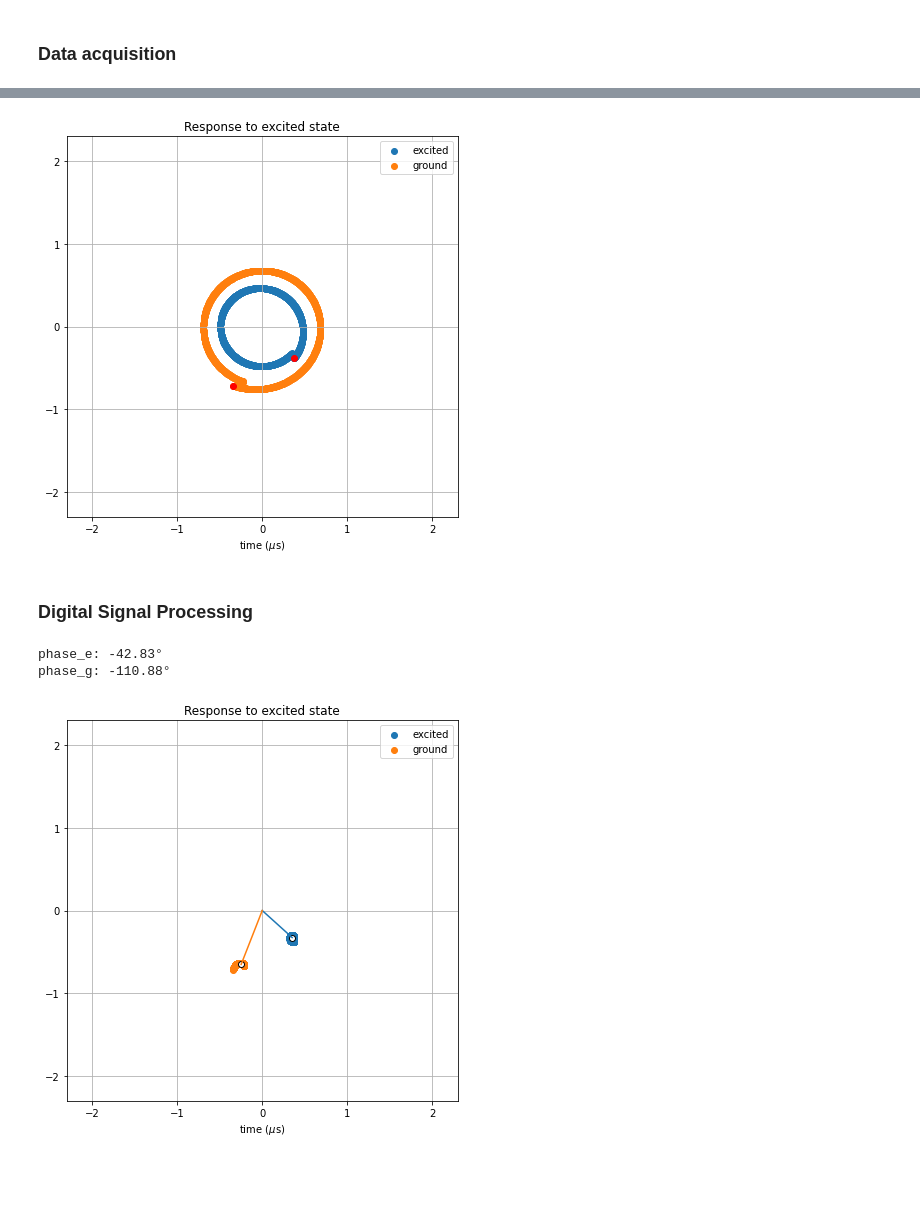
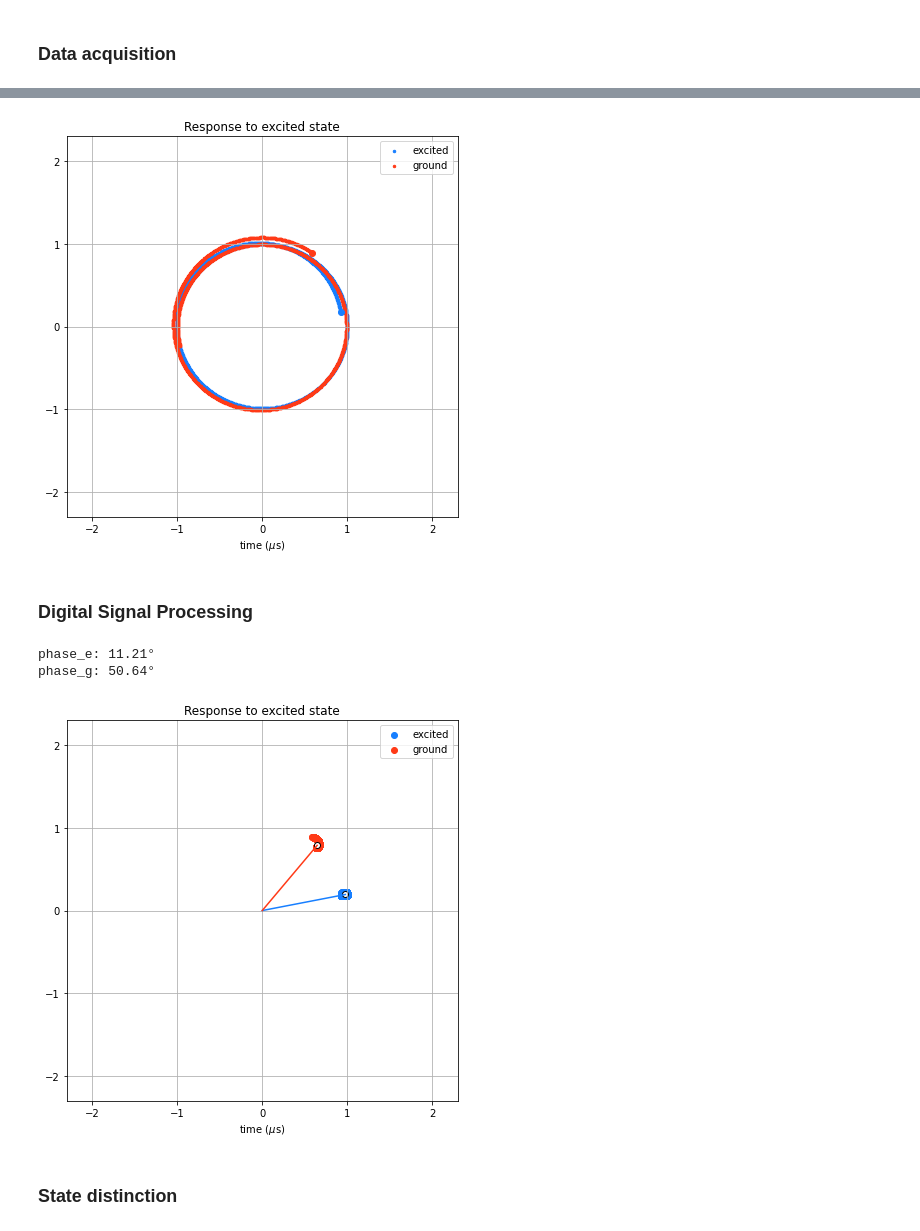
Before and after one commit to fernandovldrs/qcrew-readout, a Jupyter notebook: readout_simulation.ipynb, the cells around one changed output, grey strips where cells are left out. Saved outputs shown, nothing was run; the diff lists cells and outputs as text; code cells hidden in the pictures; blank space fills up the shorter version.

```diff
--- a/readout_simulation.ipynb
+++ b/readout_simulation.ipynb
@@ -21,7 +21,7 @@ def b_in(t):
     t0 = 100e-9
 
     # Pulse stop time
-    tf = 2000e-9
+    tf = 2500e-9
 
     if t > t0 and t < tf:
         return 1*np.exp(1j*2*np.pi*f_mm*t)
@@ -40,7 +40,7 @@ kappa = chi
 def eom_resonator(t, alpha, q_state, kappa, chi, b_in):
     return (1j*(-1)**q_state*chi/2 - kappa/2)*alpha - 1j*kappa**0.5*b_in(t)
 
-t1 = 37530e-10   # approx 20/chi
+t1 = 47530e-10   # > 20/chi
 dt = 1e-10
 Ndt = int(t1/dt) + 1
 t_rng = [x*10**6 for x in np.linspace(0, t1, Ndt)]    # Time in microseconds
@@ -54,7 +54,7 @@ alpha_g = []
 while rg.successful() and rg.t < t1:
     alpha_g.append(rg.integrate(rg.t + dt))
 
-b_out_g = [kappa**0.5*alpha_g[x] + b_in(dt*x) for x in range(len(alpha_g))]
+b_out_g = [-1j*kappa**0.5*alpha_g[x] + b_in(dt*x) for x in range(len(alpha_g))]
 
 
 q_state = 1    # Transmon in excited state
@@ -65,7 +65,7 @@ alpha_e = []
 while re.successful() and re.t < t1:
     alpha_e.append(re.integrate(re.t + dt))
 
-b_out_e = [kappa**0.5*alpha_e[x] + b_in(dt*x) for x in range(len(alpha_e))]
+b_out_e = [-1j*kappa**0.5*alpha_e[x] + b_in(dt*x) for x in range(len(alpha_e))]
 # %%
 fig, ax = plt.subplots()
 
@@ -125,7 +125,7 @@ plt.show()
 ### Data acquisition
 # %%
 tau_wd = 5/kappa    # waiting time
-tau_s = 1000e-9    # sampling time
+tau_s = 1400e-9    # sampling time
 dtau = 1e-9    # sampling interval
 Ntau = int(tau_s/dtau)    # number of samples
 
@@ -171,21 +171,21 @@ plt.show()
 # %%
 f, ax = plt.subplots(figsize=(7,7))
 
-ax.scatter([x.real for x in acq_out_e], [x.imag for x in acq_out_e], label = 'excited')
-ax.scatter([x.real for x in acq_out_g], [x.imag for x in acq_out_g], label = 'ground')
-ax.scatter([x.real for x in acq_out_e][0], [x.imag for x in acq_out_e][0], c = 'r')
-ax.scatter([x.real for x in acq_out_g][0], [x.imag for x in acq_out_g][0], c = 'r')
+ax.scatter([x.real for x in acq_out_e], [x.imag for x in acq_out_e], label = 'excited', c = '#177FFF', s = 6)
+ax.scatter([x.real for x in acq_out_g], [x.imag for x in acq_out_g], label = 'ground', c = '#FF3A17', s = 6)
+ax.scatter([x.real for x in acq_out_e][0], [x.imag for x in acq_out_e][0], c = '#177FFF')
+ax.scatter([x.real for x in acq_out_g][0], [x.imag for x in acq_out_g][0], c = '#FF3A17')
 
 ax.set_ylim([-2.3, 2.3])
 ax.set_xlim([-2.3, 2.3])
 ax.set_xlabel('time ($\mu$s)')
 ax.set_title('Response to excited state')
 ax.legend()
 ax.grid()
 
 plt.show()
 # %% [output]
-[figure, old version]
+[figure, new version]
 # %% [markdown]
 ### Digital Signal Processing
 # %%
@@ -196,13 +196,13 @@ proc_out_g = [x*np.exp(-1j*2*np.pi*f_mm*dtau*n) for n, x in enumerate(acq_out_g)
 avg_e = np.mean(proc_out_e)
 avg_g = np.mean(proc_out_g)
 
-ax.scatter([x.real for x in proc_out_e], [x.imag for x in proc_out_e], label = 'excited')
-ax.scatter([x.real for x in proc_out_g], [x.imag for x in proc_out_g], label = 'ground')
+ax.scatter([x.real for x in proc_out_e], [x.imag for x in proc_out_e], label = 'excited', c = '#177FFF')
+ax.scatter([x.real for x in proc_out_g], [x.imag for x in proc_out_g], label = 'ground', c = '#FF3A17')
 
-ax.plot([0, avg_e.real], [0, avg_e.imag])
+ax.plot([0, avg_e.real], [0, avg_e.imag], c = '#177FFF')
 ax.scatter([avg_e.real], [avg_e.imag], edgecolors = 'k', c = 'w')
 
-ax.plot([0, avg_g.real], [0, avg_g.imag])
+ax.plot([0, avg_g.real], [0, avg_g.imag], c = '#FF3A17')
 ax.scatter([avg_g.real], [avg_g.imag], edgecolors = 'k', c = 'w')
 
 ax.set_ylim([-2.3, 2.3])
@@ -216,6 +216,8 @@ print('phase_e: %.2f°' % np.angle(avg_e, deg = True))
 print('phase_g: %.2f°' % np.angle(avg_g, deg = True))
 plt.show()
 # %% [output]
-phase_e: -42.83°
-phase_g: -110.88°
+phase_e: 11.21°
+phase_g: 50.64°
-[figure, old version]
+[figure, new version]
+# %% [markdown]
+### State distinction
```
Also changed, not shown: parts of 6 cells of this notebook.
